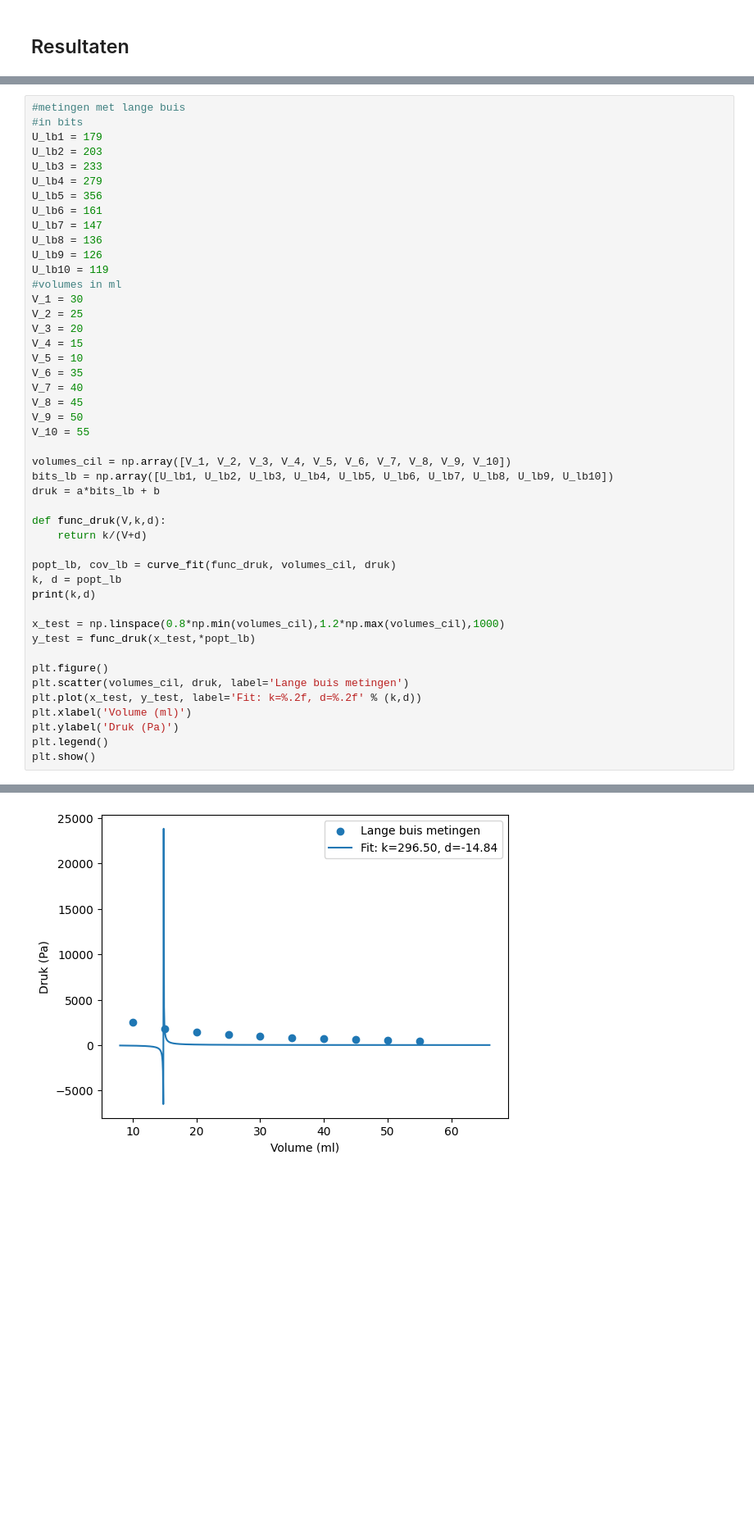
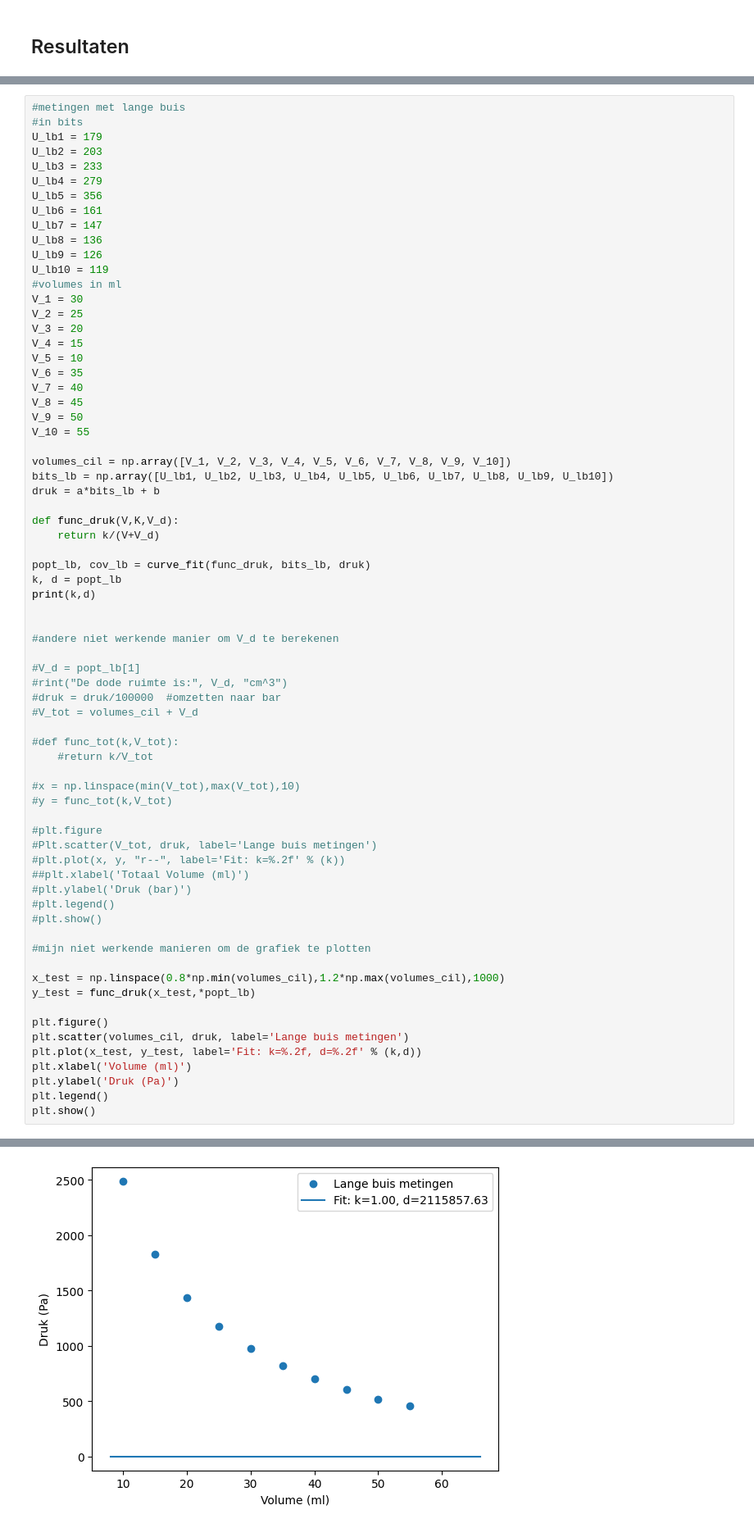
Before and after one commit to ErikvdBerkmortel/IP2-erik-en-xavi, a Jupyter notebook: Content/Labs/druksensorijken.ipynb, the cells around one changed output, grey strips where cells are left out. Shown: that part at 82% size. Drawn from its saved outputs; the diff is of its cells as text; blank space fills up the shorter version.

```diff
--- a/Content/Labs/druksensorijken.ipynb
+++ b/Content/Labs/druksensorijken.ipynb
@@ -126,12 +126,36 @@ volumes_cil = np.array([V_1, V_2, V_3, V_4, V_5, V_6, V_7, V_8, V_9, V_10])
 bits_lb = np.array([U_lb1, U_lb2, U_lb3, U_lb4, U_lb5, U_lb6, U_lb7, U_lb8, U_lb9, U_lb10])
 druk = a*bits_lb + b
 
-def func_druk(V,k,d):
-    return k/(V+d)
+def func_druk(V,K,V_d):
+    return k/(V+V_d)
 
-popt_lb, cov_lb = curve_fit(func_druk, volumes_cil, druk)
+popt_lb, cov_lb = curve_fit(func_druk, bits_lb, druk)
 k, d = popt_lb
 print(k,d)
+
+
+#andere niet werkende manier om V_d te berekenen
+
+#V_d = popt_lb[1]
+#rint("De dode ruimte is:", V_d, "cm^3")
+#druk = druk/100000  #omzetten naar bar
+#V_tot = volumes_cil + V_d
+
+#def func_tot(k,V_tot):
+    #return k/V_tot
+
+#x = np.linspace(min(V_tot),max(V_tot),10)
+#y = func_tot(k,V_tot)
+
+#plt.figure
+#Plt.scatter(V_tot, druk, label='Lange buis metingen')
+#plt.plot(x, y, "r--", label='Fit: k=%.2f' % (k))
+##plt.xlabel('Totaal Volume (ml)')
+#plt.ylabel('Druk (bar)')
+#plt.legend()
+#plt.show()
+
+#mijn niet werkende manieren om de grafiek te plotten
 
 x_test = np.linspace(0.8*np.min(volumes_cil),1.2*np.max(volumes_cil),1000)
 y_test = func_druk(x_test,*popt_lb)
@@ -148 +172 @@ plt.show()
-[figure, old version]
+[figure, new version]
```
Also changed, not shown: parts of 1 cell of this notebook.
